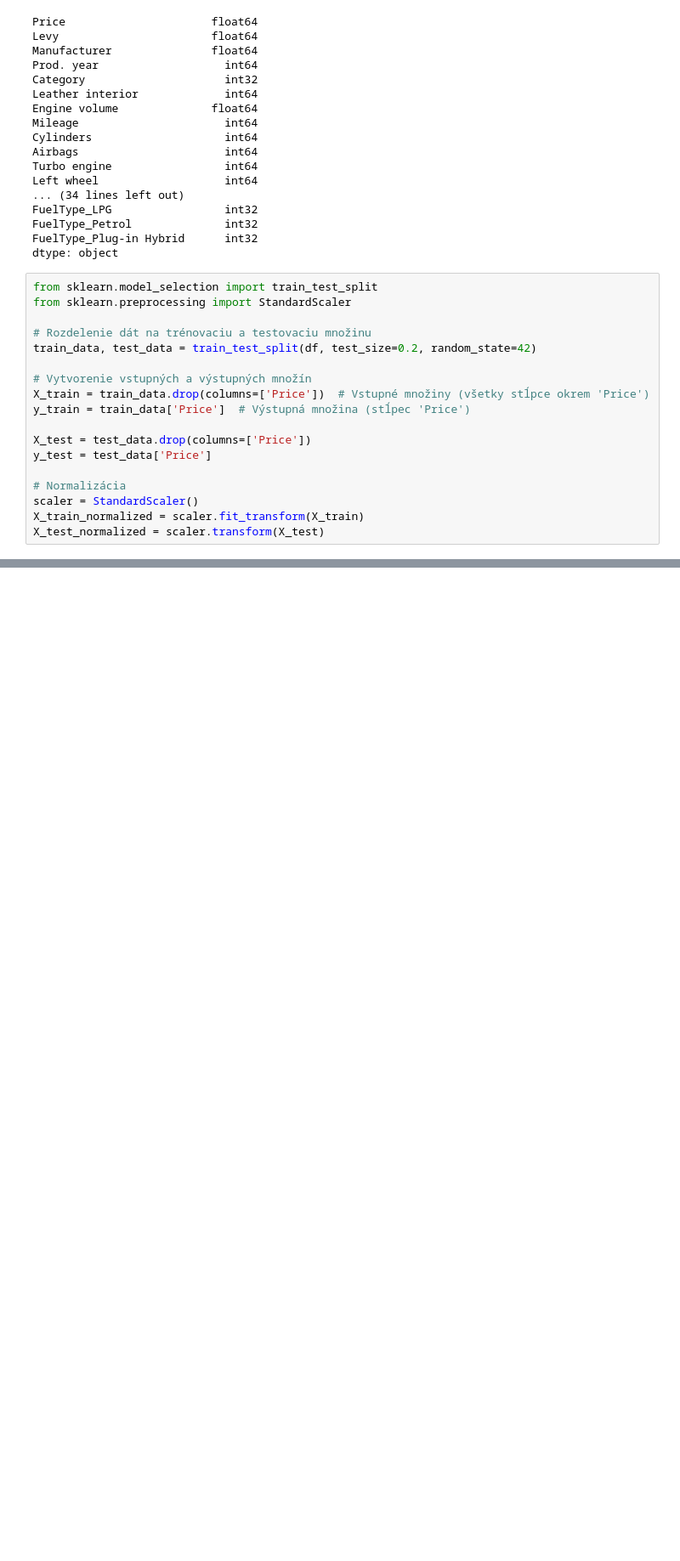
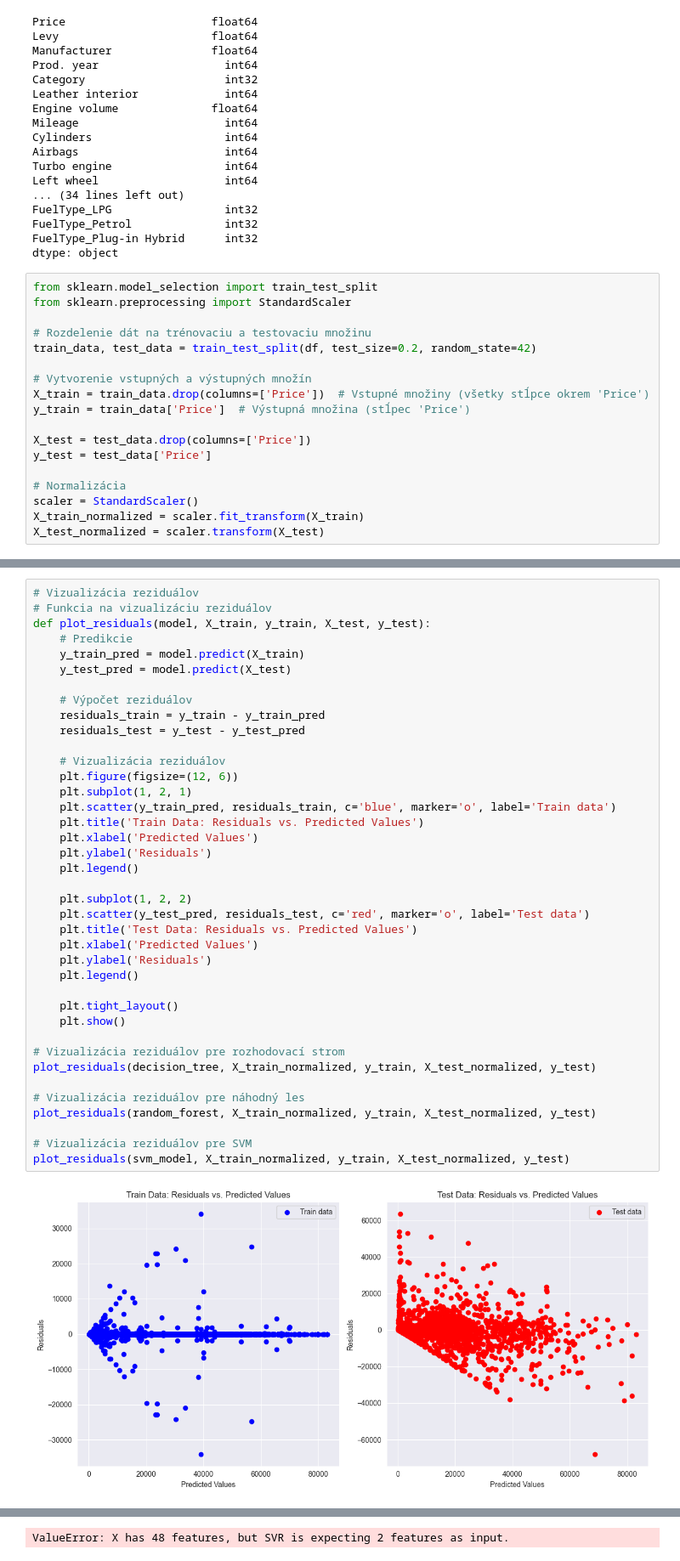
Before and after one commit to LiquiNaut/SUNS-zadanie-2, a Jupyter notebook: main.ipynb, the cells around one changed output, grey strips where cells are left out. Shown at 85% size. Cells and saved outputs as stored; diff of their text form; blank space fills up the shorter version.

```diff
--- a/main.ipynb
+++ b/main.ipynb
@@ -168,0 +306,41 @@ X_test_normalized = scaler.transform(X_test)
+# %%
+# Vizualizácia reziduálov
+# Funkcia na vizualizáciu reziduálov
+def plot_residuals(model, X_train, y_train, X_test, y_test):
+    # Predikcie
+    y_train_pred = model.predict(X_train)
+    y_test_pred = model.predict(X_test)
+
+    # Výpočet reziduálov
+    residuals_train = y_train - y_train_pred
+    residuals_test = y_test - y_test_pred
+
+    # Vizualizácia reziduálov
+    plt.figure(figsize=(12, 6))
+    plt.subplot(1, 2, 1)
+    plt.scatter(y_train_pred, residuals_train, c='blue', marker='o', label='Train data')
+    plt.title('Train Data: Residuals vs. Predicted Values')
+    plt.xlabel('Predicted Values')
+    plt.ylabel('Residuals')
+    plt.legend()
+
+    plt.subplot(1, 2, 2)
+    plt.scatter(y_test_pred, residuals_test, c='red', marker='o', label='Test data')
+    plt.title('Test Data: Residuals vs. Predicted Values')
+    plt.xlabel('Predicted Values')
+    plt.ylabel('Residuals')
+    plt.legend()
+
+    plt.tight_layout()
+    plt.show()
+
+# Vizualizácia reziduálov pre rozhodovací strom
+plot_residuals(decision_tree, X_train_normalized, y_train, X_test_normalized, y_test)
+
+# Vizualizácia reziduálov pre náhodný les
+plot_residuals(random_forest, X_train_normalized, y_train, X_test_normalized, y_test)
+
+# Vizualizácia reziduálov pre SVM
+plot_residuals(svm_model, X_train_normalized, y_train, X_test_normalized, y_test)
+# %% [output]
+[figure, added]
@@ -168,0 +348 @@ X_test_normalized = scaler.transform(X_test)
+ValueError: X has 48 features, but SVR is expecting 2 features as input.
```
Also changed, not shown: parts of 4 cells of this notebook.
